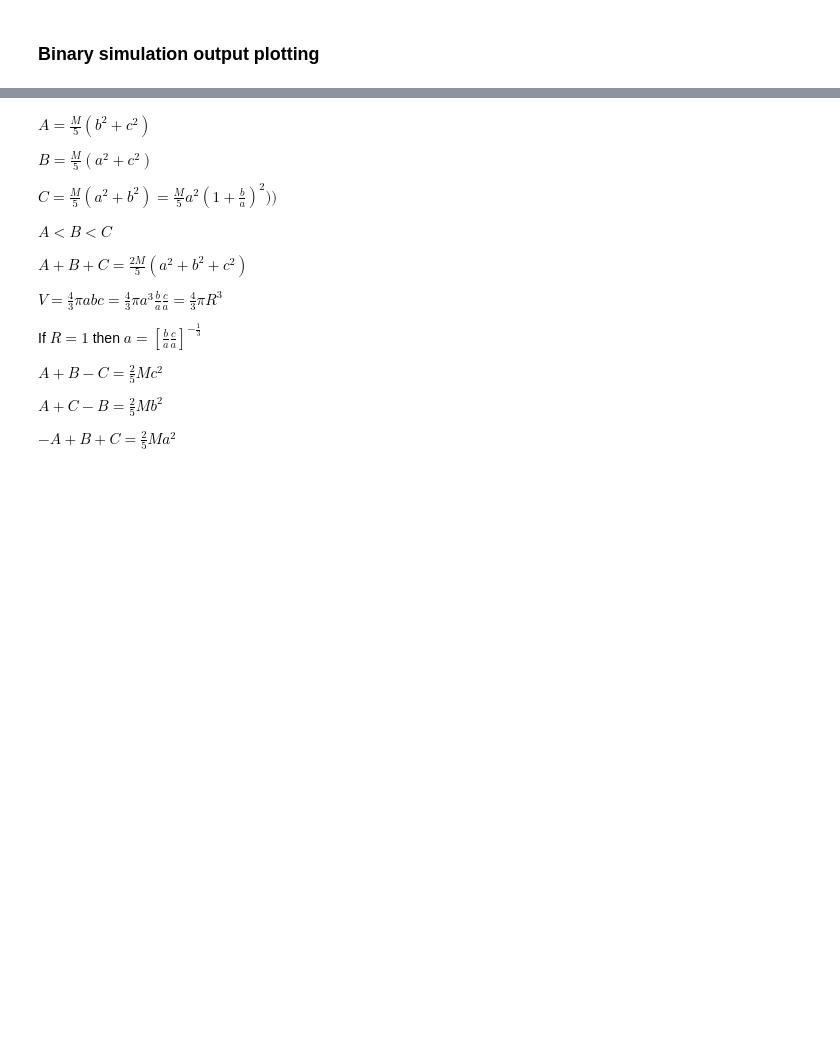
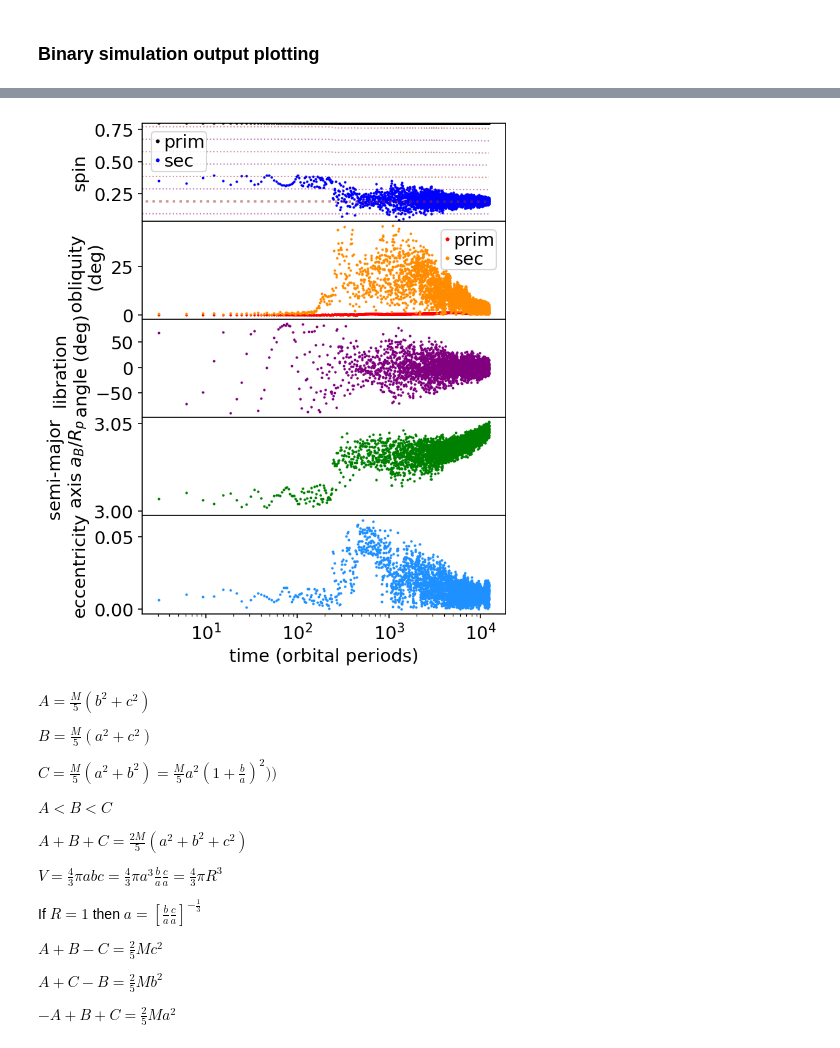
Before and after one commit to aquillen/asteroid_binary, a Jupyter notebook: myexamples/pylab/bin_try3.ipynb, the cells around one changed output, grey strips where cells are left out. Cells and saved outputs as stored; diff of their text form; code cells hidden in the pictures; blank space fills up the shorter version.

```diff
--- a/myexamples/pylab/bin_try3.ipynb
+++ b/myexamples/pylab/bin_try3.ipynb
@@ -119,2 +119,95 @@ mkplot(tarr,aaarr,eearr,iiarr,lnarr,ararr,maarr,om1,om2,\
 # %%
 # convenient simulation as lets us measure tidal drift from the beginning of the simulation
+# %%
+# plot some stuff
+def mkplotlog(tarr,aaarr,eearr,iiarr,lnarr,ararr,maarr,om1,om2,\
+        obliquity_deg1,obliquity_deg2,meanmotion,lib_angle,froot,dn,ofilename):
+    # dn is to plot every other point
+    nvpanels = 5
+    f,axarr =  plt.subplots(nvpanels,1, dpi=150, figsize=(5,6), sharex=True)
+
+#     plt.autoscale(enable=True, axis='x', tight=True)
+    plt.subplots_adjust(left=0.2, right=0.99, top=0.99, bottom=0.10, \
+        wspace=0.22, hspace=0.0)
+
+    Porb_init = 2*np.pi/meanmotion[0]
+    tarr /= Porb_init
+
+    ###########################
+    il = 0;   # top
+    smax = np.amax([np.amax(om1),np.amax(om2)])
+    smin = np.amin([np.amin(om1),np.amin(om2)])
+    axarr[il].set_ylim(smin,smax)
+    axarr[il].semilogx(tarr[::dn],om1[::dn],'.',color='black',\
+                   ms=2,label='prim')
+    axarr[il].semilogx(tarr[::dn],om2[::dn],'.',color='blue',\
+                   ms=2,label='sec')
+    mm_smo = meanmotion
+    if (len(tarr)>100):
+        mm_smo = savgol_filter(meanmotion, 21, 2, mode='nearest')
+    axarr[il].plot(tarr[::dn],mm_smo[::dn]*1,':',color='brown',lw=2,alpha=0.5)
+    for j in range(2,7):
+        axarr[il].semilogx(tarr[::dn],mm_smo[::dn]*j,':',color='brown',lw=1,alpha=0.5)
+    for j in range(0,7):
+        axarr[il].semilogx(tarr[::dn],mm_smo[::dn]*(j+0.5),':',color='purple',lw=1,alpha=0.5)
+
+    axarr[il].set_ylabel('spin')
+    axarr[il].legend(borderpad=0.1,labelspacing=0.1,handlelength=0.5,handletextpad=0.1,\
+                    markerscale=2)
+
+    ##########################
+    il = 1;
+    axarr[il].semilogx(tarr[::dn],obliquity_deg1[::dn],'.',color='red',\
+                   ms=2,label='prim')
+    axarr[il].semilogx(tarr[::dn],obliquity_deg2[::dn],'.',color='darkorange',\
+                   ms=2,label='sec')
+    axarr[il].set_ylabel('obliquity \n (deg)')
+    axarr[il].legend(borderpad=0.1,labelspacing=0.1,handlelength=0.5,handletextpad=0.1,\
+                    markerscale=2)
+
+
+    ##########################
+    il = 2;
+    lib_a = lib_angle%np.pi
+    ii = (lib_a > np.pi/2)
+    lib_a[ii] -= np.pi
+    lib_a *= 180.0/np.pi
+    axarr[il].semilogx(tarr[::dn],lib_a[::dn],'.',color='purple',ms=2)
+    axarr[il].set_ylabel('libration \n angle (deg)')
+    #axarr[il].set_ylim(bottom=2.5,top=5)
+
+    ##########################
+    il = 3;
+    amax = max(aaarr)
+    amin = min(aaarr)
+    if (amax > 5):
+        axarr[il].set_ylim(max(amin,0),5)
+    axarr[il].semilogx(tarr[::dn],aaarr[::dn],'.',color='green',ms=2)
+    axarr[il].set_ylabel('semi-major \n axis ' + r'$a_B/R_p$')
+    #axarr[il].set_ylim(bottom=2.5,top=5)
+
+    ##########################
+    il = 4;
+    emax = max(eearr)
+    emin = min(eearr)
+    if (emax > 1):
+        axarr[il].set_ylim(0,1)
+    axarr[il].semilogx(tarr[::dn],eearr[::dn],'.',color='dodgerblue',ms=2)
+    axarr[il].set_ylabel('eccentricity')
+    il = nvpanels-1;
+    axarr[il].set_xlabel('time (orbital periods)')
+    if (len(ofilename)>3):
+        plt.savefig(ofilename)
+
+
+# read in orbital elements, spins for both resolved bodies
+froot = 'a1'  # tides alone trying to let secondary tidally lock
+tarr,aaarr,eearr,iiarr,lnarr,ararr,maarr,om1,om2,\
+        obliquity_deg1,obliquity_deg2,meanmotion,lib_angle = read_two_bodies(simdir,froot,GM)
+
+
+# make a plot!
+ofilename='a1.png'
+mkplotlog(tarr,aaarr,eearr,iiarr,lnarr,ararr,maarr,om1,om2,\
+        obliquity_deg1,obliquity_deg2,meanmotion,lib_angle,froot,10,ofilename)
+# %% [output]
@@ -121,3 +216,4 @@ mkplot(tarr,aaarr,eearr,iiarr,lnarr,ararr,maarr,om1,om2,\
+[figure, added]
 # %%
 # from a1_run.txt
 I1_p,I2_p,I3_p = 0.480784, 0.449625, 0.440806
```
Also changed, not shown: parts of 5 cells of this notebook, 4 other files.
